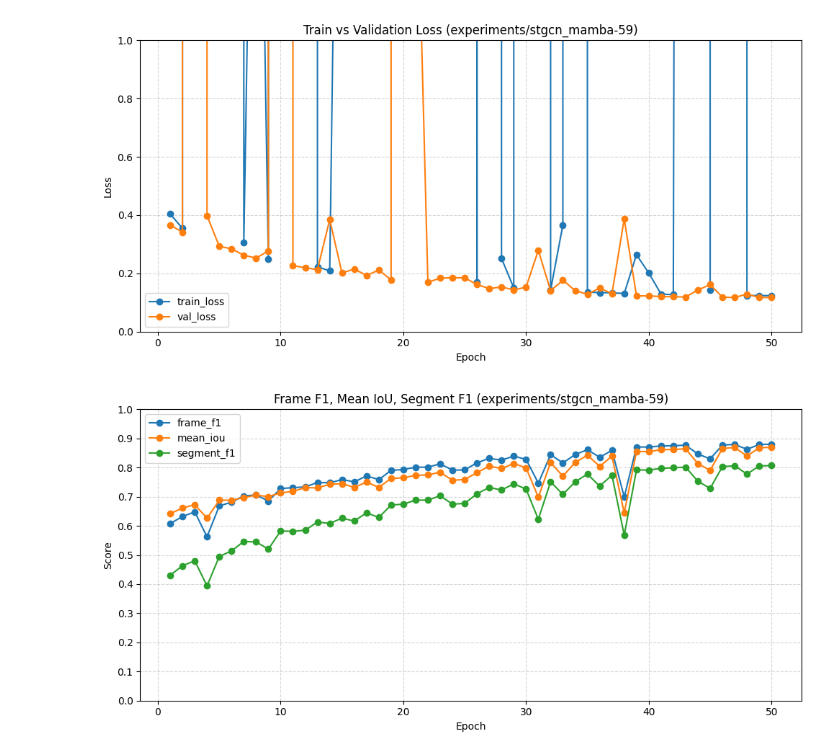
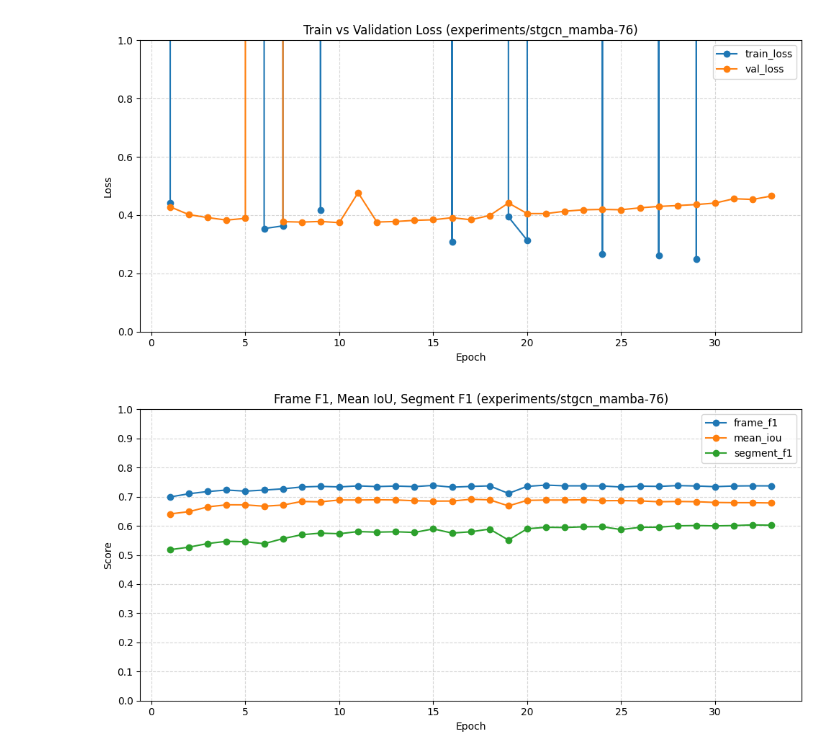
Before and after one commit to genkimats/Sign-Segmentation, a Jupyter notebook: tools.ipynb, the cells around one changed output. Saved outputs shown, nothing was run; the diff lists cells and outputs as text; code cells hidden in the pictures.

```diff
--- a/tools.ipynb
+++ b/tools.ipynb
@@ -302,6 +293,6 @@ else:
 # %%
 # Select the specific experiment sub-directory to plot
-selected_subdir = os.path.join("experiments", "stgcn_mamba-59")
+selected_subdir = os.path.join("experiments", "stgcn_mamba-76")
 metrics_file = os.path.join(selected_subdir, "training_metrics.csv")
 
 import matplotlib.pyplot as plt
@@ -321,32 +312,32 @@ for col in ['train_loss', 'val_loss', 'frame_f1', 'mean_iou', 'segment_f1']:
 df = df.sort_values('epoch')
 
 # Plot 1: train_loss and val_loss
 plt.figure(figsize=(10, 5))
 plt.plot(df['epoch'], df['train_loss'], marker='o', label='train_loss')
 plt.plot(df['epoch'], df['val_loss'], marker='o', label='val_loss')
 plt.title(f"Train vs Validation Loss ({selected_subdir})")
 plt.xlabel('Epoch')
 plt.ylabel('Loss')
 plt.ylim(0, 1)
 plt.legend()
 plt.grid(True, linestyle='--', alpha=0.5)
 plt.tight_layout()
 plt.show()
 
 # Plot 2: frame_f1, mean_iou, segment_f1
 plt.figure(figsize=(10, 5))
 plt.plot(df['epoch'], df['frame_f1'], marker='o', label='frame_f1')
 plt.plot(df['epoch'], df['mean_iou'], marker='o', label='mean_iou')
 plt.plot(df['epoch'], df['segment_f1'], marker='o', label='segment_f1')
 plt.title(f"Frame F1, Mean IoU, Segment F1 ({selected_subdir})")
 plt.xlabel('Epoch')
 plt.ylabel('Score')
 plt.ylim(0, 1)
 plt.yticks(np.arange(0, 1.1, 0.1))
 plt.legend()
 plt.grid(True, linestyle='--', alpha=0.5)
 plt.tight_layout()
 plt.show()
 # %% [output]
-[figure, old version]
+[figure, new version]
-[figure, old version]
+[figure, new version]
```
Also changed, not shown: parts of 2 cells of this notebook, 1 other file.
